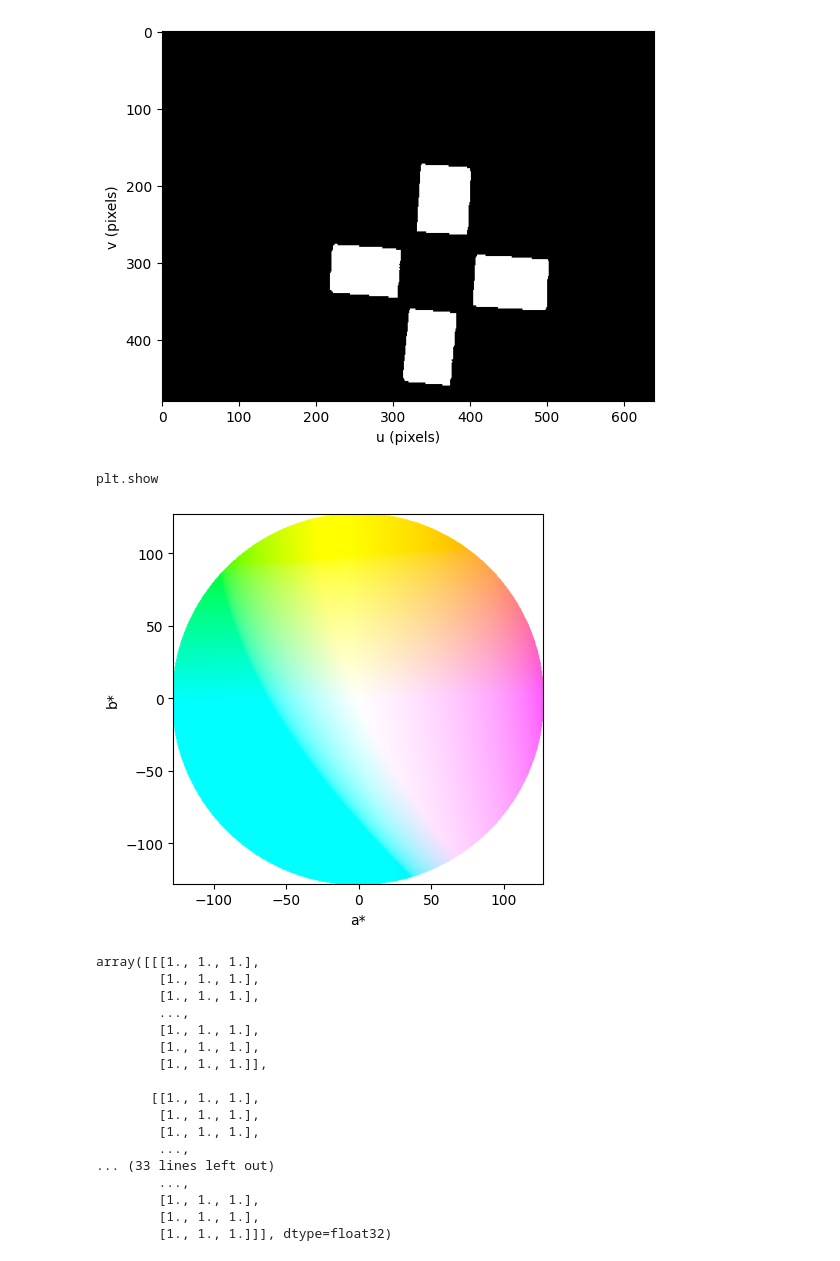
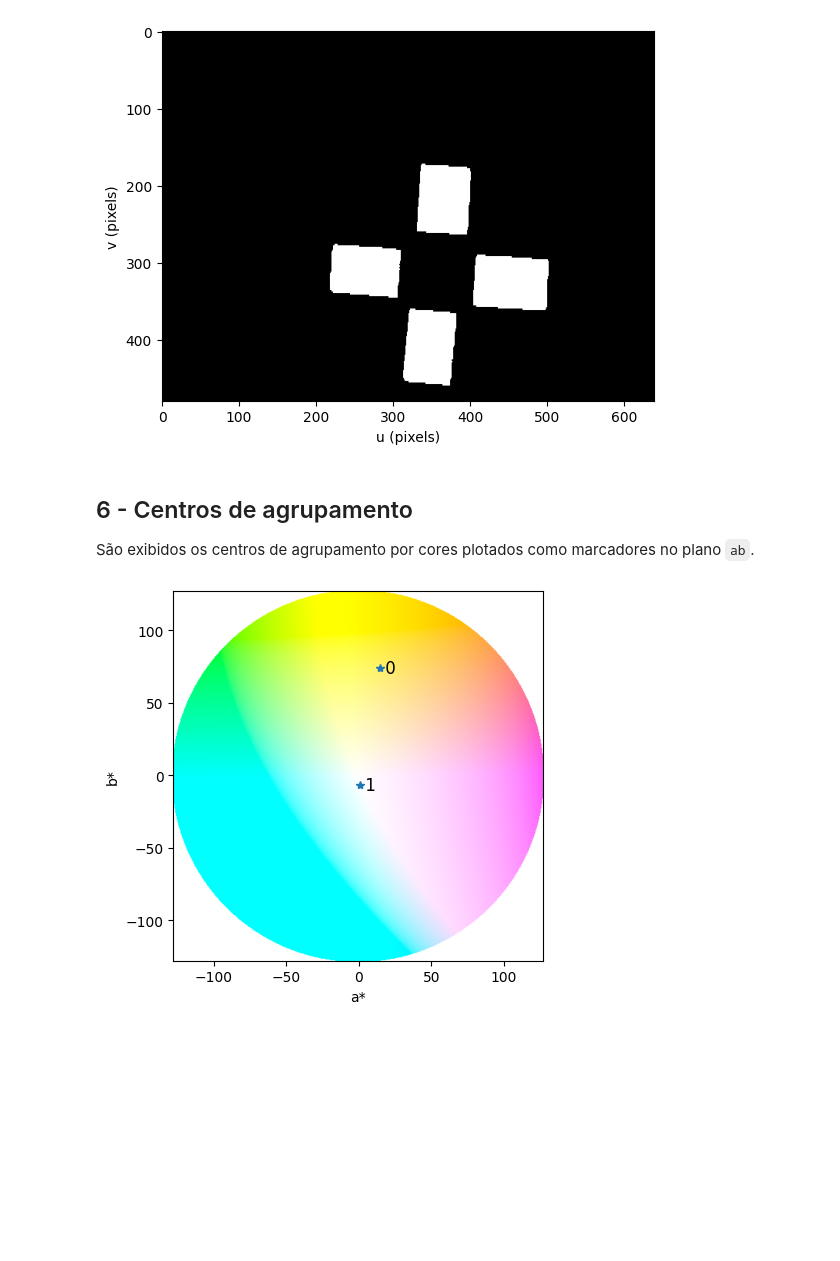
Before and after one commit to Xornotor/ENGG64-2023-2, a Jupyter notebook: ED8 - Classificação por Cores/AndrePaiva_ED8_Classificacao_por_Cores.ipynb, the cells around one changed output. Drawn from its saved outputs; the diff is of its cells as text; code cells hidden in the pictures; blank space fills up the shorter version.

```diff
--- a/ED8 - Classificação por Cores/AndrePaiva_ED8_Classificacao_por_Cores.ipynb
+++ b/ED8 - Classificação por Cores/AndrePaiva_ED8_Classificacao_por_Cores.ipynb
@@ -74,26 +65,14 @@ labels.disp()
 # %% [output]
 <matplotlib.image.AxesImage at 0x...>
 [figure]
-# %%
-plot_chromaticity_diagram("a*b*")
-#plot_point()
-# %% [output]
-plt.show
-[figure, removed]
-array([[[1., 1., 1.],
-        [1., 1., 1.],
-        [1., 1., 1.],
-        ...,
-        [1., 1., 1.],
-        [1., 1., 1.],
-        [1., 1., 1.]],
-
-       [[1., 1., 1.],
-        [1., 1., 1.],
-        [1., 1., 1.],
-        ...,
-... (33 lines left out)
-        ...,
-        [1., 1., 1.],
-        [1., 1., 1.],
-        [1., 1., 1.]]], dtype=float32)
+# %% [markdown]
+## 6 - Centros de agrupamento
+
+São exibidos os centros de agrupamento por cores plotados como marcadores no plano `ab`.
+# %%
+with plt.ioff():
+    plot_chromaticity_diagram("ab")
+    plot_point(centroides, marker="*", text="{}")
+    plt.show()
+# %% [output]
+[figure, added]
```
Also changed, not shown: parts of 9 cells of this notebook.
